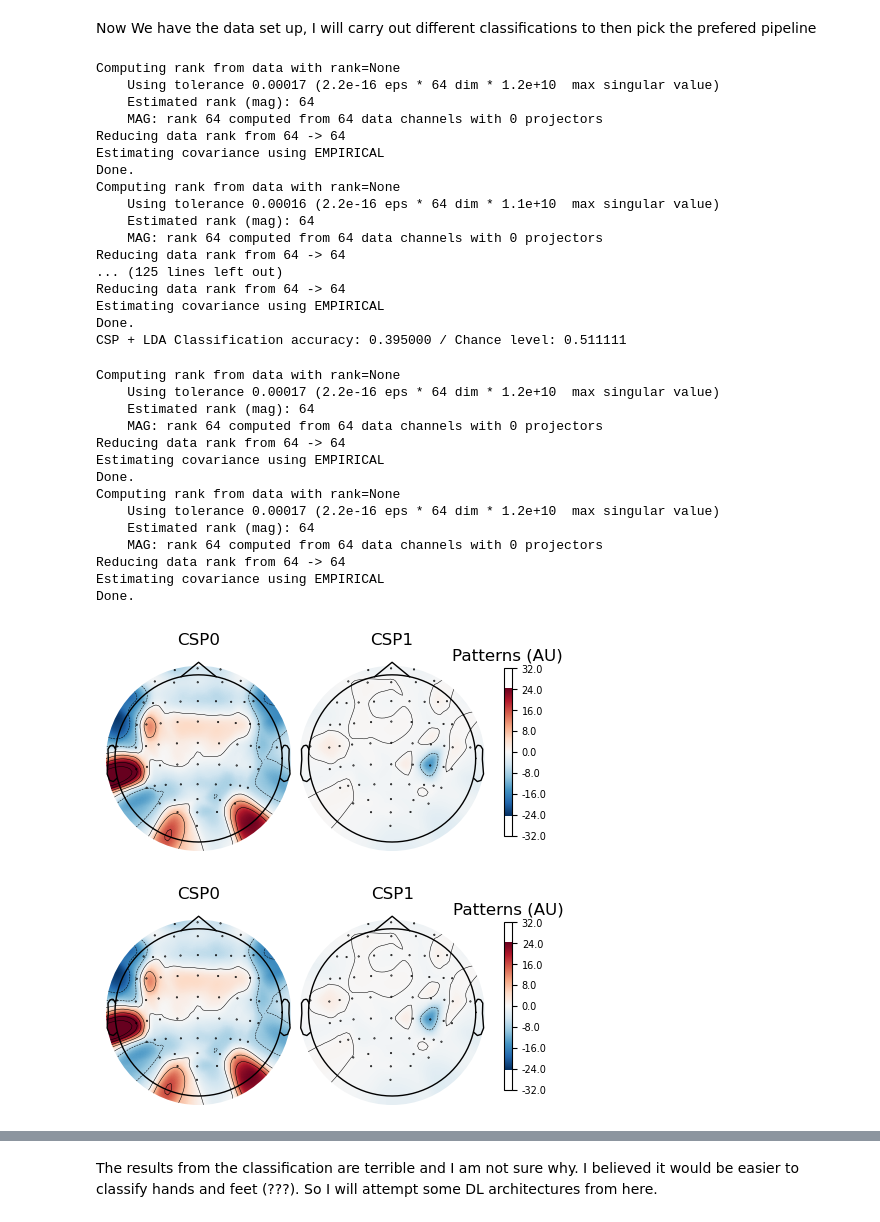
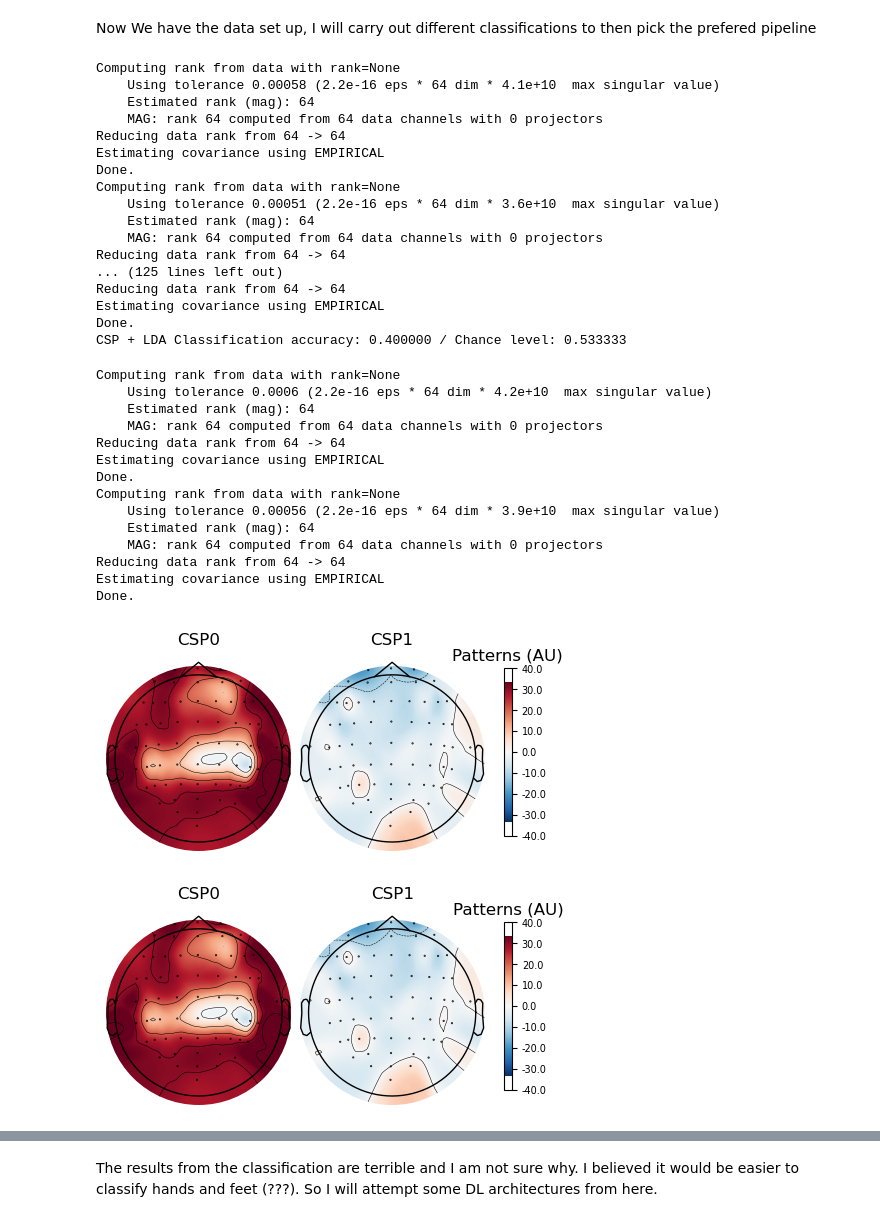
Before and after one commit to BelMaranhao/araya_test, a Jupyter notebook: arayaBCI.ipynb, the cells around one changed output, grey strips where cells are left out. Cells and saved outputs as stored; diff of their text form; code cells hidden in the pictures.

```diff
--- a/arayaBCI.ipynb
+++ b/arayaBCI.ipynb
@@ -48,7 +49,7 @@ from torch.utils.data import DataLoader
 import torch.optim as optim
 # %%
 #get mne dataset (raw)
-raw_fnames =eegbci.load_data(5, [6,10,14])# hands vs feet
+raw_fnames =eegbci.load_data(1, [6,10,14])# hands vs feet
 raws = [read_raw_edf(f, preload=True) for f in raw_fnames]
 raw = concatenate_raws(raws)
 # %% [output]
@@ -319,14 +315,14 @@ print("CSP + LDA Classification accuracy: %f / Chance level: %f"
                                   % (np.mean(scores), class_balance))
 # %% [output]
 Computing rank from data with rank=None
-    Using tolerance 0.00017 (2.2e-16 eps * 64 dim * 1.2e+10  max singular value)
+    Using tolerance 0.00058 (2.2e-16 eps * 64 dim * 4.1e+10  max singular value)
     Estimated rank (mag): 64
     MAG: rank 64 computed from 64 data channels with 0 projectors
 Reducing data rank from 64 -> 64
 Estimating covariance using EMPIRICAL
 Done.
 Computing rank from data with rank=None
-    Using tolerance 0.00016 (2.2e-16 eps * 64 dim * 1.1e+10  max singular value)
+    Using tolerance 0.00051 (2.2e-16 eps * 64 dim * 3.6e+10  max singular value)
     Estimated rank (mag): 64
     MAG: rank 64 computed from 64 data channels with 0 projectors
 Reducing data rank from 64 -> 64
@@ -334,27 +330,27 @@ Reducing data rank from 64 -> 64
 Reducing data rank from 64 -> 64
 Estimating covariance using EMPIRICAL
 Done.
-CSP + LDA Classification accuracy: 0.395000 / Chance level: 0.511111
+CSP + LDA Classification accuracy: 0.400000 / Chance level: 0.533333
 # %%
 
 # plot CSP patterns estimated on full data for visualization
-csp.fit_transform(epochs_data, labels)
+csp.fit_transform(X, labels)
 
 csp.plot_patterns(epochs.info, ch_type="eeg", units="Patterns (AU)", size=1.5)
 # %% [output]
 Computing rank from data with rank=None
-    Using tolerance 0.00017 (2.2e-16 eps * 64 dim * 1.2e+10  max singular value)
+    Using tolerance 0.0006 (2.2e-16 eps * 64 dim * 4.2e+10  max singular value)
     Estimated rank (mag): 64
     MAG: rank 64 computed from 64 data channels with 0 projectors
 Reducing data rank from 64 -> 64
 Estimating covariance using EMPIRICAL
 Done.
 Computing rank from data with rank=None
-    Using tolerance 0.00017 (2.2e-16 eps * 64 dim * 1.2e+10  max singular value)
+    Using tolerance 0.00056 (2.2e-16 eps * 64 dim * 3.9e+10  max singular value)
     Estimated rank (mag): 64
     MAG: rank 64 computed from 64 data channels with 0 projectors
 Reducing data rank from 64 -> 64
 Estimating covariance using EMPIRICAL
 Done.
-[figure, old version]
+[figure, new version]
-[figure, old version]
+[figure, new version]
```
Also changed, not shown: parts of 17 cells of this notebook.
